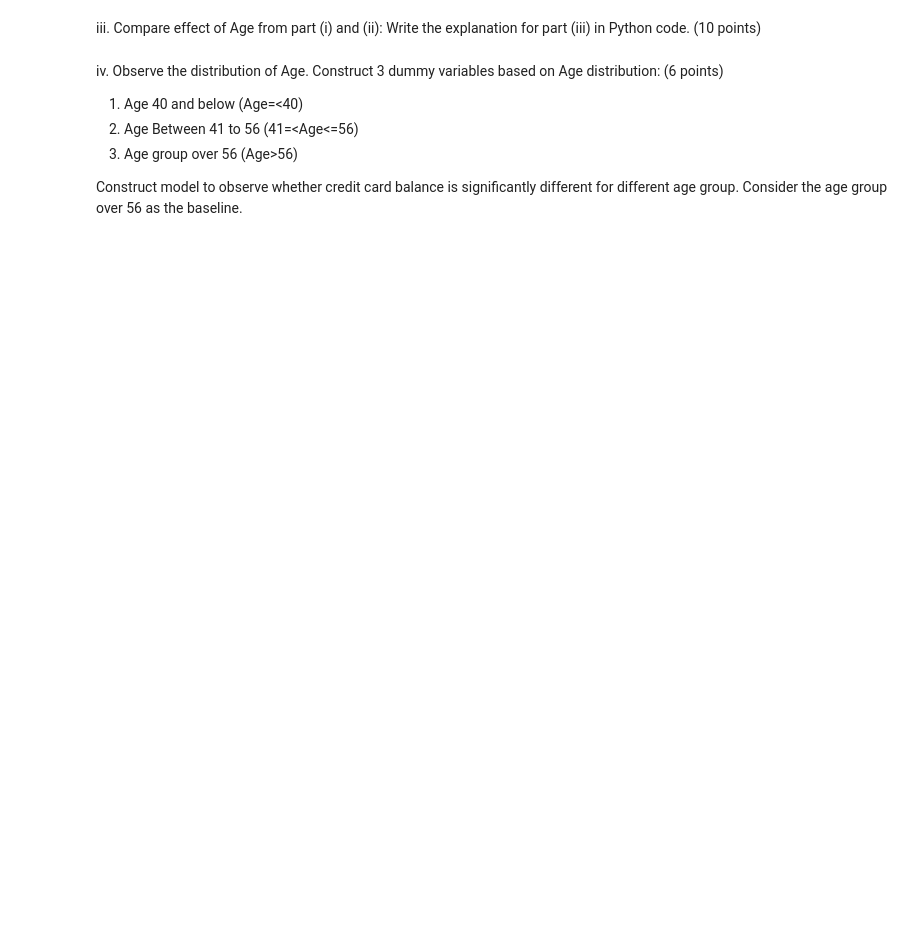
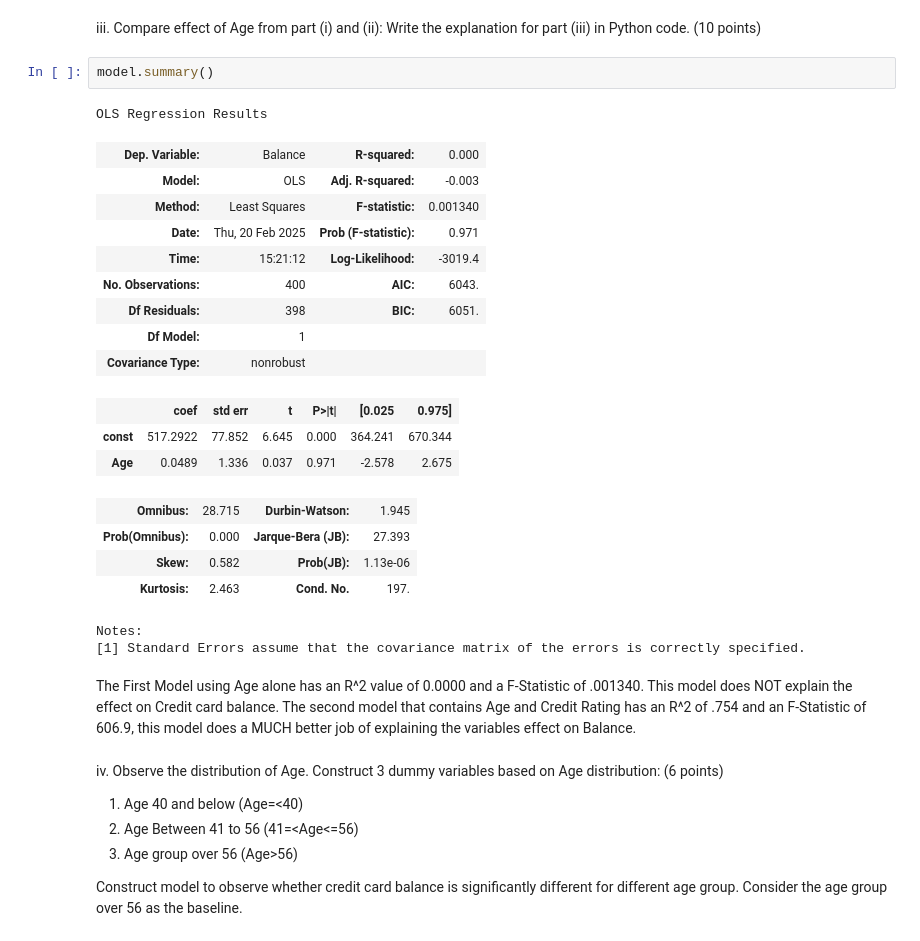
Before and after one commit to ChaseKoronkowski/IFI8420, a Jupyter notebook: Assignment 2/Assignment2 (2-20).ipynb, the cells around one changed output. Cells and saved outputs as stored; diff of their text form; blank space fills up the shorter version.

```diff
--- a/Assignment 2/Assignment2 (2-20).ipynb
+++ b/Assignment 2/Assignment2 (2-20).ipynb
@@ -230,5 +320,29 @@ ii.	Use Age and Credit Rating as predictors of Credit Card Balance (response var
 # %% [markdown]
 iii.	Compare effect of Age from part (i) and (ii): Write the explanation for part (iii) in Python code. (10 points)
+# %%
+model.summary()
+# %% [output]
+OLS Regression Results
+| Dep. Variable: | Balance | R-squared: | 0.000 |
+| Model: | OLS | Adj. R-squared: | -0.003 |
+| Method: | Least Squares | F-statistic: | 0.001340 |
+| Date: | Thu, 20 Feb 2025 | Prob (F-statistic): | 0.971 |
+| Time: | 15:21:12 | Log-Likelihood: | -3019.4 |
+| No. Observations: | 400 | AIC: | 6043. |
+| Df Residuals: | 398 | BIC: | 6051. |
+| Df Model: | 1 |  |  |
+| Covariance Type: | nonrobust |  |  |
+|  | coef | std err | t | P>|t| | [0.025 | 0.975] |
+| const | 517.2922 | 77.852 | 6.645 | 0.000 | 364.241 | 670.344 |
+| Age | 0.0489 | 1.336 | 0.037 | 0.971 | -2.578 | 2.675 |
+| Omnibus: | 28.715 | Durbin-Watson: | 1.945 |
+| Prob(Omnibus): | 0.000 | Jarque-Bera (JB): | 27.393 |
+| Skew: | 0.582 | Prob(JB): | 1.13e-06 |
+| Kurtosis: | 2.463 | Cond. No. | 197. |
+Notes:
+[1] Standard Errors assume that the covariance matrix of the errors is correctly specified.
+# %% [markdown]
+The First Model using Age alone has an R^2 value of 0.0000 and a F-Statistic of .001340. This model does NOT explain the effect on Credit card balance. The second model that contains Age and Credit Rating has an R^2 of .754 and an F-Statistic of 606.9, this model does a MUCH better job of explaining the variables effect on Balance.
 # %% [markdown]
 iv.	Observe the distribution of Age. Construct 3 dummy variables based on Age distribution: (6 points)
 1. Age 40 and below (Age=<40)
```
Also changed, not shown: parts of 13 cells of this notebook.
